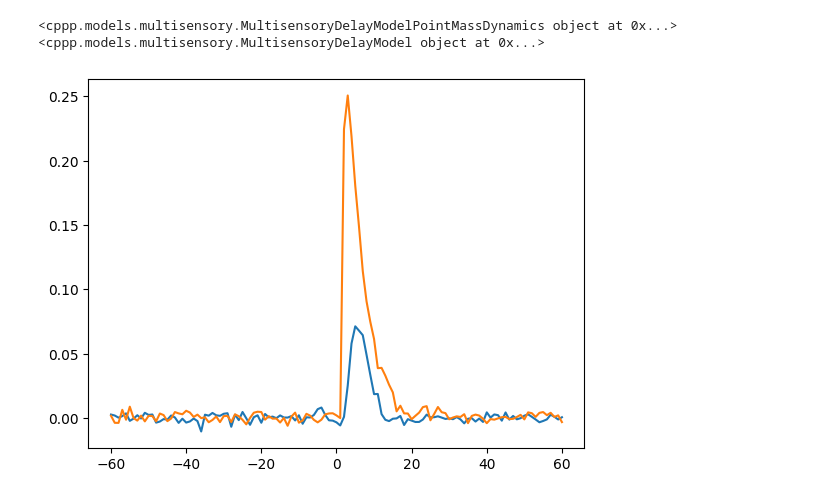
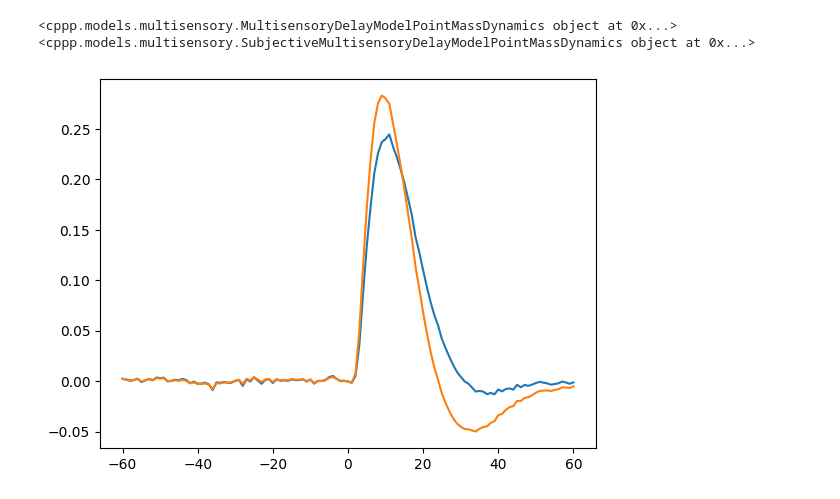
Before and after one commit to dominikstrb/cpp-proprioception, a Jupyter notebook: notebooks/HandModel.ipynb, the cells around one changed output. Saved outputs shown, nothing was run; the diff lists cells and outputs as text; code cells hidden in the pictures.

```diff
--- a/notebooks/HandModel.ipynb
+++ b/notebooks/HandModel.ipynb
@@ -7,35 +7,25 @@ from cppp.models.multisensory import MultisensoryDelayModel, MultisensoryDelayMo
 # %%
+params = {"action_cost": 0.05, "m": 1., "tau": 0.066, "dt": 0.075, "delays": [1], "T": 1000, "action_variability": 0.1, "process_noise": 1.0, "sigmas": [1.0]}
+
 force_model = MultisensoryDelayModelPointMassDynamics(
-        process_noise=1.0,
-        sigmas=[1.0],
-        action_variability=0.5,
-        action_cost=0.1,
-        m=0.1,
-        tau=0.066,
-        dt=0.075,
-        delays=[1],
-        T=1000,
+    **params
 )
 
-vel_model = MultisensoryDelayModel(
-        process_noise=1.0,
-        sigmas=[1.0],
-        action_variability=0.5,
-        action_cost=0.1,
-        dt=0.075,
-        delays=[1],
-        T=1000,
+subj_model = SubjectiveMultisensoryDelayModelPointMassDynamics(
+        subj_process_noise=1.,
+        subj_vel_process_noise=1.,
+        **params
 )
 # %%
-for model in [force_model, vel_model]:
+for model in [force_model, subj_model]:
     key = random.PRNGKey(0)
     x = model.simulate(key, n=100)
     print(model)
     vels = jnp.diff(x, axis=-2)
     lags, correls = xcorr(vels[..., 1], vels[..., 0], maxlags=60)
 
     plt.plot(lags, correls.mean(axis=0))
 # %% [output]
 <cppp.models.multisensory.MultisensoryDelayModelPointMassDynamics object at 0x...>
-<cppp.models.multisensory.MultisensoryDelayModel object at 0x...>
+<cppp.models.multisensory.SubjectiveMultisensoryDelayModelPointMassDynamics object at 0x...>
-[figure, old version]
+[figure, new version]
```
Also changed, not shown: parts of 1 cell of this notebook, 2 other files.
